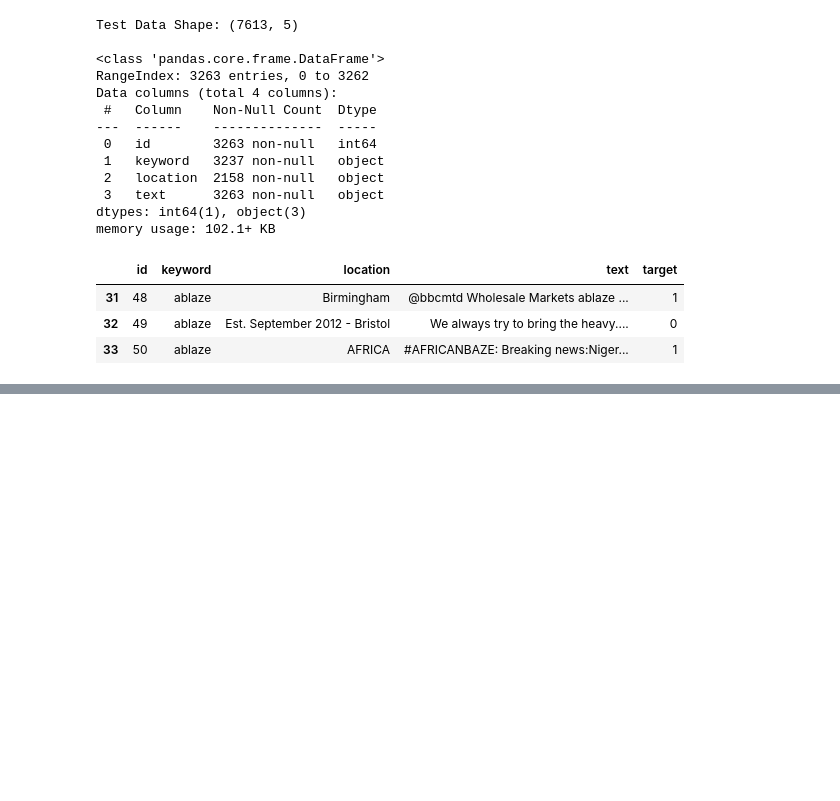
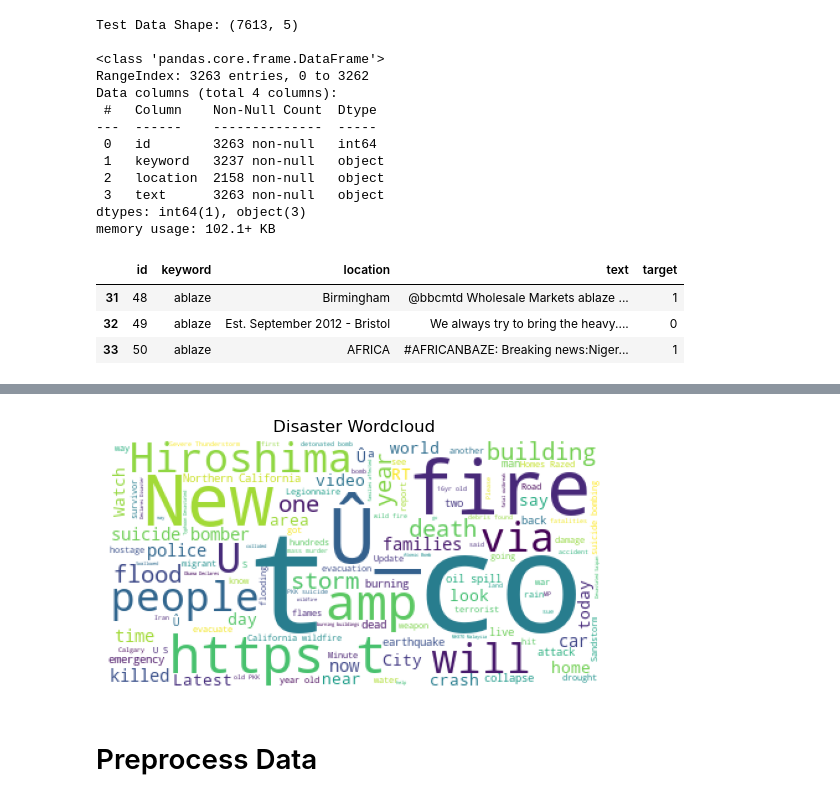
Before and after one commit to 20mattk/Kaggle-Disaster-Tweets-Competition, a Jupyter notebook: Disaster Tweets.ipynb, the cells around one changed output, grey strips where cells are left out. Drawn from its saved outputs; the diff is of its cells as text; code cells hidden in the pictures; blank space fills up the shorter version.

Commit message:
Data exploration and beginning preprocessing

```diff
--- a/Disaster Tweets.ipynb
+++ b/Disaster Tweets.ipynb
@@ -60,0 +101,12 @@ test_df.dropna().head(3)
+# %%
+text = ' '.join(
+    test_df[test_df['target'] == 1]['text'].dropna().astype(str)
+)
+
+plt.axis('off')
+plt.title('Disaster Wordcloud')
+plt.imshow(WordCloud(background_color='white').generate(text));
+# %% [output]
+[figure, added]
+# %% [markdown]
+# Preprocess Data
```
Also changed, not shown: parts of 8 cells of this notebook.
